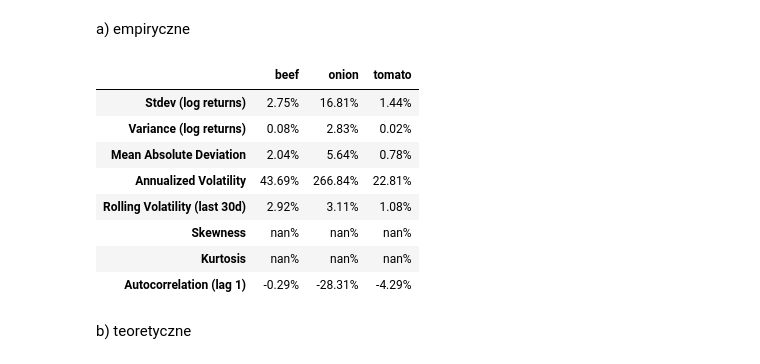
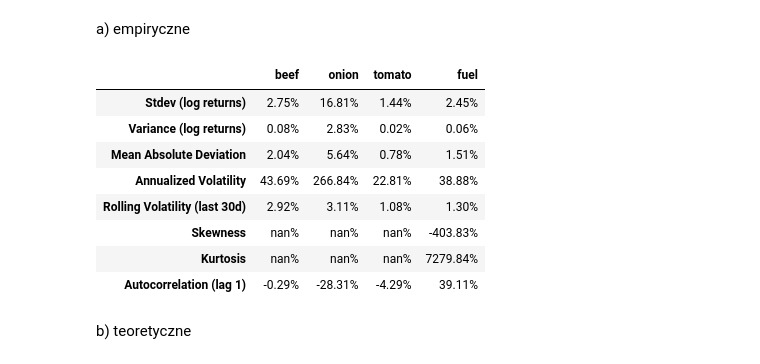
Before and after one commit to werpyr1003/Zarz-dzanie_ryzykiem_McDonald_Corporation, a Jupyter notebook: Projekt_2/Kody.ipynb, the cells around one changed output. Cells and saved outputs as stored; diff of their text form; code cells hidden in the pictures.

```diff
--- a/Projekt_2/Kody.ipynb
+++ b/Projekt_2/Kody.ipynb
@@ -149,3 +185,11 @@ logret_tomato_data = df['logret_tomato_data']
 print(len(beef_data),len( onion_data),len( tomato_data))
 # %% [output]
 252 252 252
+# %%
+# Uzupełniamy braki za pomocą interpolacji liniowej
+fuel_prices_interpolated = fuel_prices.interpolate(method='linear')
+
+# Wybieramy 252 najnowsze dane
+fuel_prices_252 = fuel_prices_interpolated.sort_index(ascending=False).iloc[:252]
+
+fuel_prices_252
@@ -151,0 +210,8 @@ print(len(beef_data),len( onion_data),len( tomato_data))
+# %%
+# Obliczamy logarytmiczne stopy zwrotu dla najnowszych 252 danych
+logret_fuel = np.log(fuel_prices_252 / fuel_prices_252.shift(1))
+
+# Uzupełniamy NaN (pierwszy element) np. jako 0, aby długość była zachowana
+logret_fuel.fillna(0, inplace=True)
+
+logret_fuel
@@ -353,32 +433,32 @@ def calculate_volatility_metrics_from_logrets(log_returns, freq=252, window=30):
 # %%
 ingredients = {
     'beef': logret_beef_data.squeeze(),
     'onion': logret_onion_data.squeeze(),
     'tomato': logret_tomato_data.squeeze(),
-    #'stock': logret_stock_data.squeeze()
+    'fuel': logret_fuel.squeeze()
 }
 
 volatility_results = pd.DataFrame()
 
 for name, series in ingredients.items():
     metrics = calculate_volatility_metrics_from_logrets(series)
     metrics.columns = [name]
     if volatility_results.empty:
         volatility_results = metrics
     else:
         volatility_results = pd.concat([volatility_results, metrics], axis=1)
 
 display(volatility_results.style.format("{:.2f}%"))
 # %% [output]
-|  | beef | onion | tomato |
-| Stdev (log returns) | 2.75% | 16.81% | 1.44% |
-| Variance (log returns) | 0.08% | 2.83% | 0.02% |
-| Mean Absolute Deviation | 2.04% | 5.64% | 0.78% |
-| Annualized Volatility | 43.69% | 266.84% | 22.81% |
-| Rolling Volatility (last 30d) | 2.92% | 3.11% | 1.08% |
-| Skewness | nan% | nan% | nan% |
-| Kurtosis | nan% | nan% | nan% |
-| Autocorrelation (lag 1) | -0.29% | -28.31% | -4.29% |
+|  | beef | onion | tomato | fuel |
+| Stdev (log returns) | 2.75% | 16.81% | 1.44% | 2.45% |
+| Variance (log returns) | 0.08% | 2.83% | 0.02% | 0.06% |
+| Mean Absolute Deviation | 2.04% | 5.64% | 0.78% | 1.51% |
+| Annualized Volatility | 43.69% | 266.84% | 22.81% | 38.88% |
+| Rolling Volatility (last 30d) | 2.92% | 3.11% | 1.08% | 1.30% |
+| Skewness | nan% | nan% | nan% | -403.83% |
+| Kurtosis | nan% | nan% | nan% | 7279.84% |
+| Autocorrelation (lag 1) | -0.29% | -28.31% | -4.29% | 39.11% |
 # %% [markdown]
 b) teoretyczne
 # %%
```
Also changed, not shown: parts of 19 cells of this notebook.
